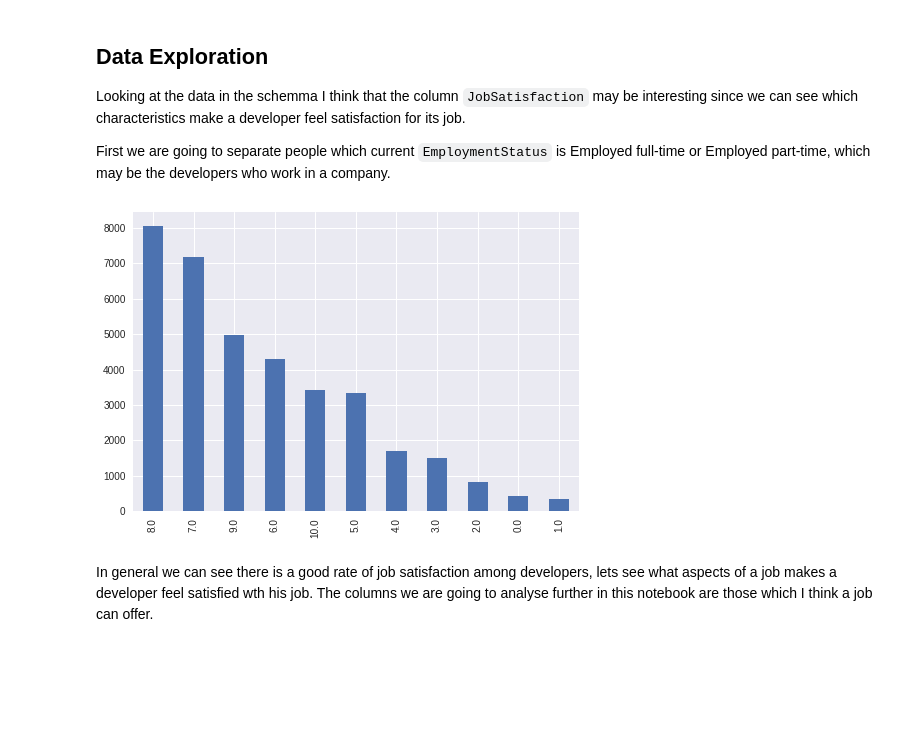
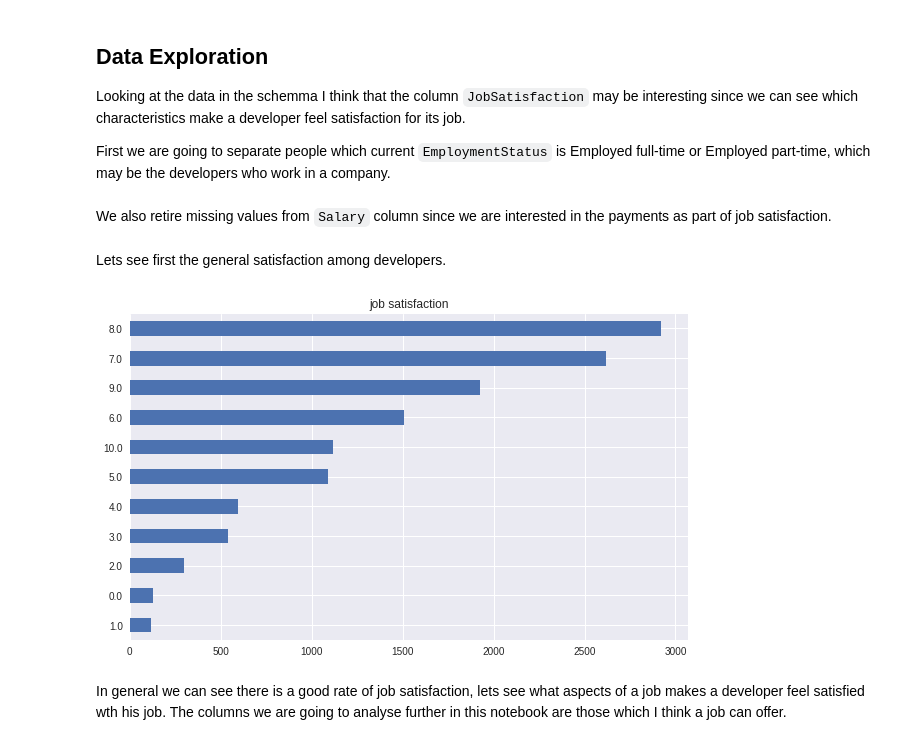
Before and after one commit to sgm1191/airbnb_data, a Jupyter notebook: initial_data_exploration.ipynb, the cells around one changed output. Drawn from its saved outputs; the diff is of its cells as text; code cells hidden in the pictures; blank space fills up the shorter version.

```diff
--- a/initial_data_exploration.ipynb
+++ b/initial_data_exploration.ipynb
@@ -77,13 +145,19 @@ First we are going to separate people which current `EmploymentStatus` is Employ
 # %%
 df = survey_df[(survey_df.EmploymentStatus == "Employed full-time")
                | (survey_df.EmploymentStatus == "Employed part-time")]
+# %% [markdown]
+We also retire missing values from `Salary` column since we are interested in the payments as part of job satisfaction.
+# %%
+df = df.dropna(subset=["Salary"])
+# %% [markdown]
+Lets see first the general satisfaction among developers.
 # %%
 interest_var = "JobSatisfaction"
-df[interest_var].value_counts().plot.bar();
+df[interest_var].value_counts().sort_values().plot.barh(title="job satisfaction", figsize=(10,6));
 # %% [output]
-[figure, old version]
+[figure, new version]
 # %% [markdown]
-In general we can see there is a good rate of job satisfaction among developers, lets see what aspects of a job  makes a developer feel satisfied wth his job. The columns we are going to analyse further in this notebook are those which I think a job can offer.
+In general we can see there is a good rate of job satisfaction, lets see what aspects of a job  makes a developer feel satisfied wth his job. The columns we are going to analyse further in this notebook are those which I think a job can offer.
 # %%
 plot_mean_by(df, "HomeRemote", interest_var)
 # %% [output]
```
Also changed, not shown: parts of 47 cells of this notebook.
